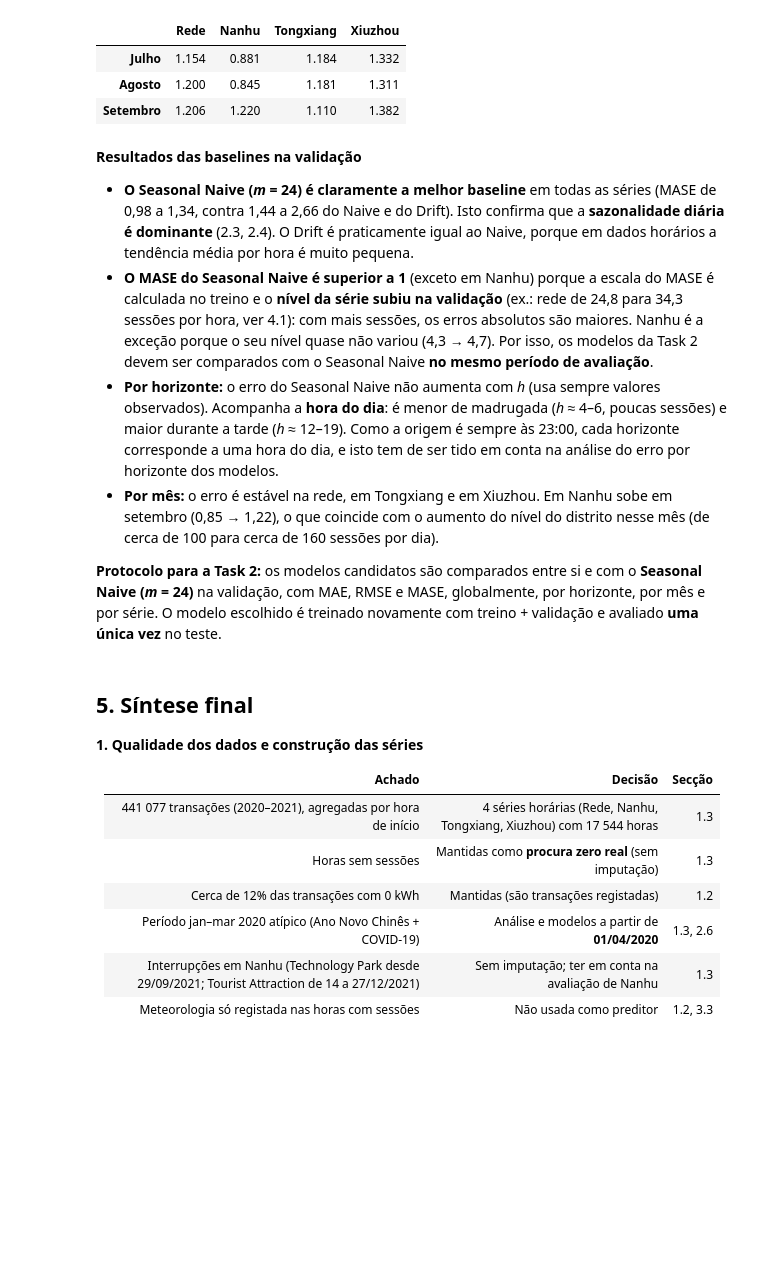
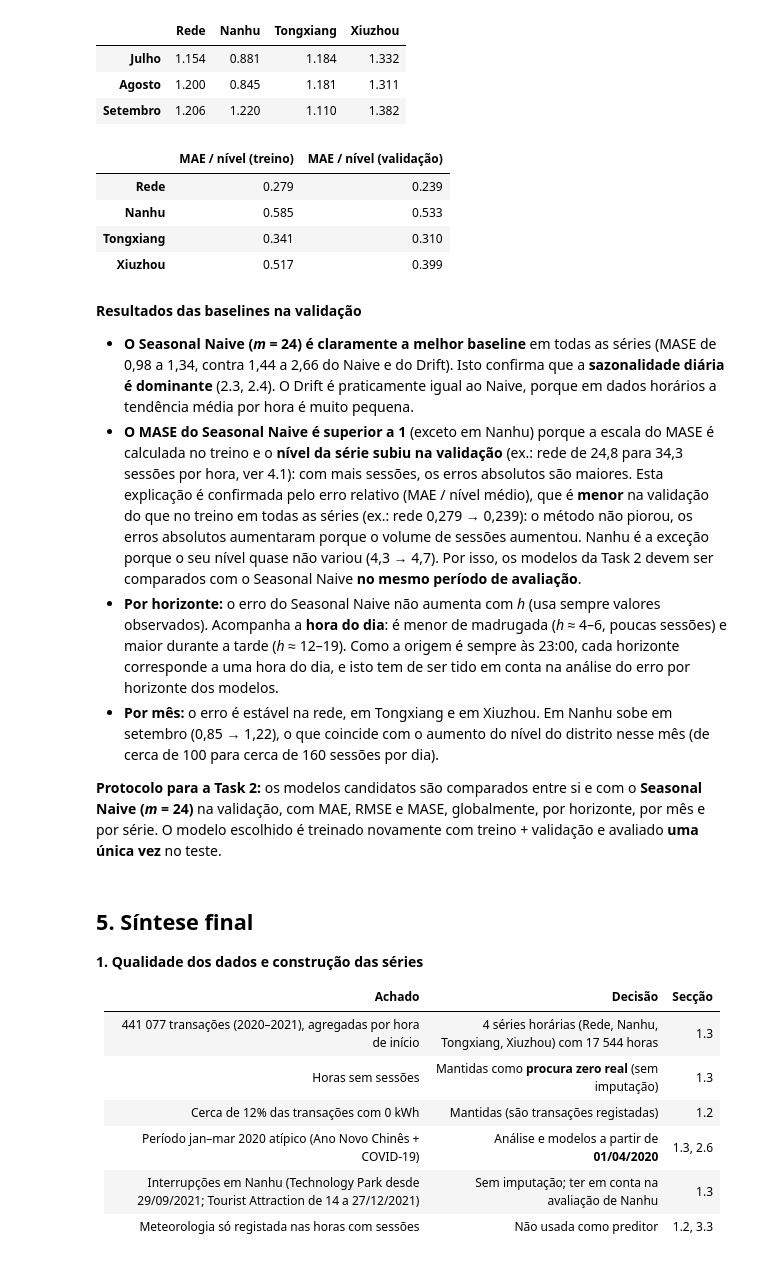
Before and after one commit to 1231478-Ellah-Fleischmann/MINDD-PROJETO-2, a Jupyter notebook: task1.ipynb, the cells around one changed output. Cells and saved outputs as stored; diff of their text form; code cells hidden in the pictures; blank space fills up the shorter version.

```diff
--- a/task1.ipynb
+++ b/task1.ipynb
@@ -1339,11 +1255,24 @@ MASE do Seasonal Naive (m = 24) por mês (validação):
 | Julho | 1.154 | 0.881 | 1.184 | 1.332 |
 | Agosto | 1.200 | 0.845 | 1.181 | 1.311 |
 | Setembro | 1.206 | 1.220 | 1.110 | 1.382 |
+# %%
+# Validar a explicação do MASE > 1: erro relativo (MAE / nível médio) do Seasonal Naive
+mae_treino = pd.Series(escala_mase)
+mae_val = (validation - prev_sn).abs().mean()
+
+pd.DataFrame({'MAE / nível (treino)': mae_treino / train_model.mean(),
+              'MAE / nível (validação)': mae_val / validation.mean()}).round(3)
+# %% [output]
+|  | MAE / nível (treino) | MAE / nível (validação) |
+| Rede | 0.279 | 0.239 |
+| Nanhu | 0.585 | 0.533 |
+| Tongxiang | 0.341 | 0.310 |
+| Xiuzhou | 0.517 | 0.399 |
 # %% [markdown]
 **Resultados das baselines na validação**
 
 - **O Seasonal Naive (*m* = 24) é claramente a melhor baseline** em todas as séries (MASE de 0,98 a 1,34, contra 1,44 a 2,66 do Naive e do Drift). Isto confirma que a **sazonalidade diária é dominante** (2.3, 2.4). O Drift é praticamente igual ao Naive, porque em dados horários a tendência média por hora é muito pequena.
-- **O MASE do Seasonal Naive é superior a 1** (exceto em Nanhu) porque a escala do MASE é calculada no treino e o **nível da série subiu na validação** (ex.: rede de 24,8 para 34,3 sessões por hora, ver 4.1): com mais sessões, os erros absolutos são maiores. Nanhu é a exceção porque o seu nível quase não variou (4,3 → 4,7). Por isso, os modelos da Task 2 devem ser comparados com o Seasonal Naive **no mesmo período de avaliação**.
+- **O MASE do Seasonal Naive é superior a 1** (exceto em Nanhu) porque a escala do MASE é calculada no treino e o **nível da série subiu na validação** (ex.: rede de 24,8 para 34,3 sessões por hora, ver 4.1): com mais sessões, os erros absolutos são maiores. Esta explicação é confirmada pelo erro relativo (MAE / nível médio), que é **menor** na validação do que no treino em todas as séries (ex.: rede 0,279 → 0,239): o método não piorou, os erros absolutos aumentaram porque o volume de sessões aumentou. Nanhu é a exceção porque o seu nível quase não variou (4,3 → 4,7). Por isso, os modelos da Task 2 devem ser comparados com o Seasonal Naive **no mesmo período de avaliação**.
 - **Por horizonte:** o erro do Seasonal Naive não aumenta com *h* (usa sempre valores observados). Acompanha a **hora do dia**: é menor de madrugada (*h* ≈ 4–6, poucas sessões) e maior durante a tarde (*h* ≈ 12–19). Como a origem é sempre às 23:00, cada horizonte corresponde a uma hora do dia, e isto tem de ser tido em conta na análise do erro por horizonte dos modelos.
 - **Por mês:** o erro é estável na rede, em Tongxiang e em Xiuzhou. Em Nanhu sobe em setembro (0,85 → 1,22), o que coincide com o aumento do nível do distrito nesse mês (de cerca de 100 para cerca de 160 sessões por dia).
 
```
Also changed, not shown: parts of 8 cells of this notebook.
